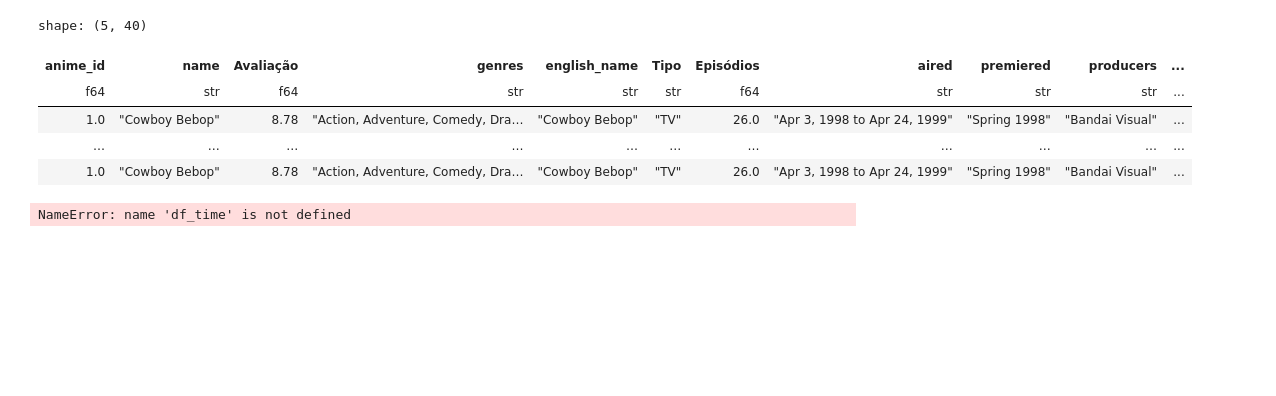
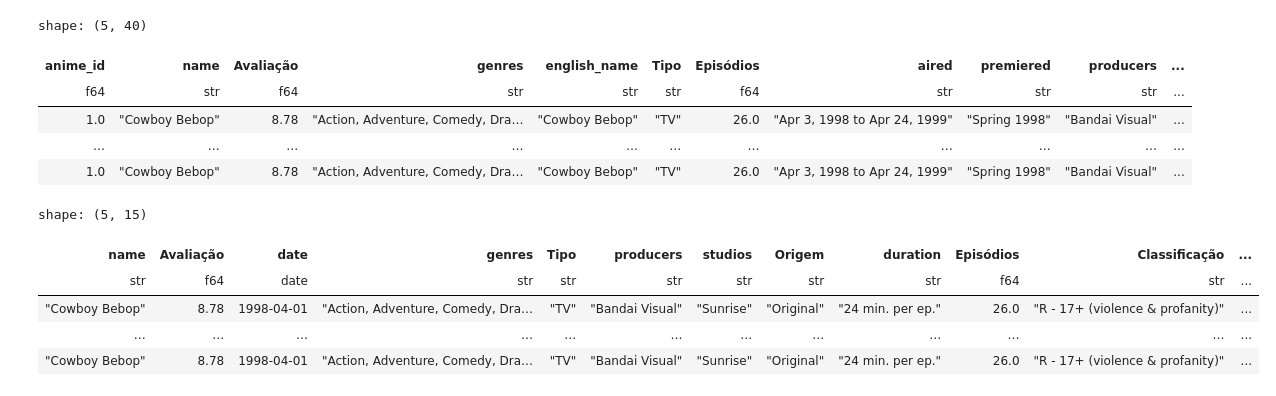
Before and after one commit to Nubily44/CD_EP, a Jupyter notebook: analise_exploratoria.ipynb, the cells around one changed output. Drawn from its saved outputs; the diff is of its cells as text; code cells hidden in the pictures; blank space fills up the shorter version.

```diff
--- a/analise_exploratoria.ipynb
+++ b/analise_exploratoria.ipynb
@@ -612,21 +612,26 @@ shape: (5, 40)
 # %%
 df_final = df_time.select(
     pl.col("name"),
     pl.col("Avaliação"),
     pl.col("date"),
     pl.col("genres"),
     pl.col("Tipo"),
-    pl.col("Producers"),
+    pl.col("producers"),
     pl.col("studios"),
     pl.col("Origem"),
     pl.col("duration"),
     pl.col("Episódios"),
     pl.col("Classificação"),
     pl.col("popularity"),
     pl.col("user_id"),
     pl.col("rating_y"),
     pl.col("watching_status")
 )
 df_final.head()
 # %% [output]
-NameError: name 'df_time' is not defined
+shape: (5, 15)
+| name | Avaliação | date | genres | Tipo | producers | studios | Origem | duration | Episódios | Classificação | ... |
+| str | f64 | date | str | str | str | str | str | str | f64 | str | ... |
+| "Cowboy Bebop" | 8.78 | 1998-04-01 | "Action, Adventure, Comedy, Dra… | "TV" | "Bandai Visual" | "Sunrise" | "Original" | "24 min. per ep." | 26.0 | "R - 17+ (violence & profanity)" | ... |
+| … | … | … | … | … | … | … | … | … | … | … | ... |
+| "Cowboy Bebop" | 8.78 | 1998-04-01 | "Action, Adventure, Comedy, Dra… | "TV" | "Bandai Visual" | "Sunrise" | "Original" | "24 min. per ep." | 26.0 | "R - 17+ (violence & profanity)" | ... |
```
Also changed, not shown: parts of 2 cells of this notebook.
